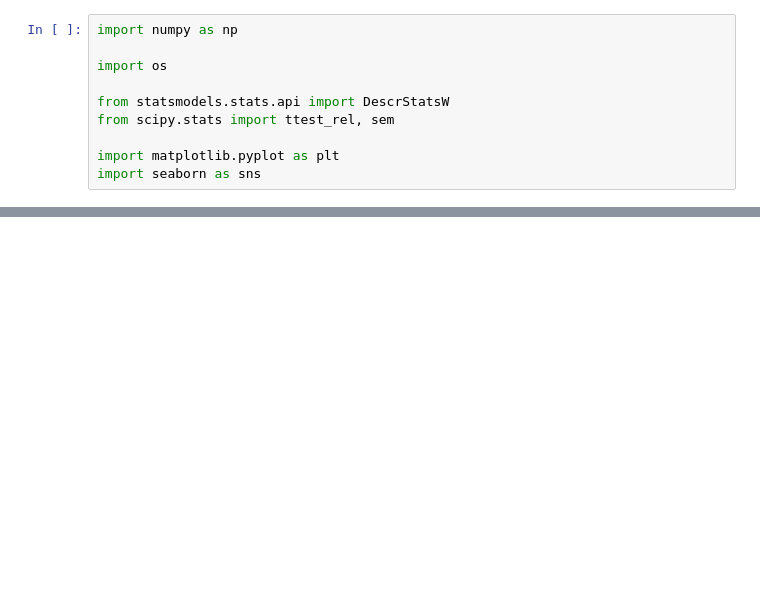
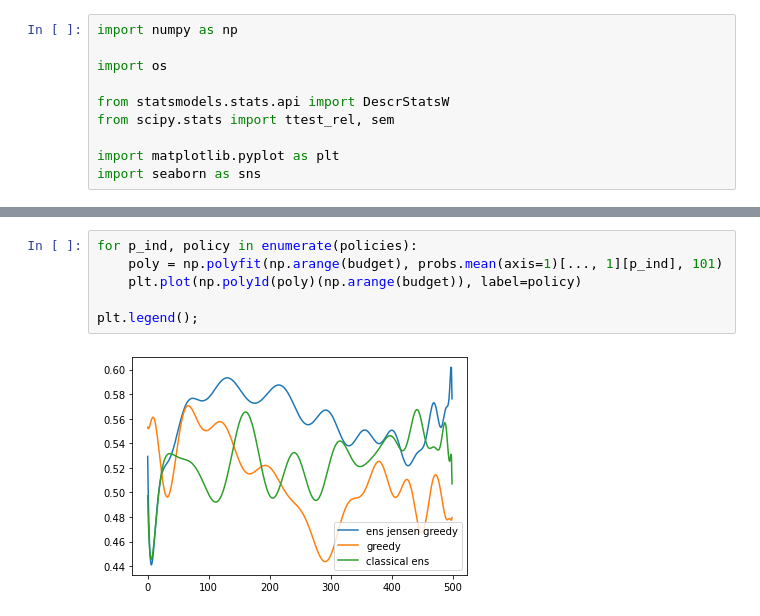
Before and after one commit to KrisNguyen135/diverse_as, a Jupyter notebook: notebooks/Performance/Queried probabilities.ipynb, the cells around one changed output, grey strips where cells are left out. Drawn from its saved outputs; the diff is of its cells as text; blank space fills up the shorter version.

```diff
--- a/notebooks/Performance/Queried probabilities.ipynb
+++ b/notebooks/Performance/Queried probabilities.ipynb
@@ -47,0 +52,8 @@ plt.legend();
+# %%
+for p_ind, policy in enumerate(policies):
+    poly = np.polyfit(np.arange(budget), probs.mean(axis=1)[..., 1][p_ind], 101)
+    plt.plot(np.poly1d(poly)(np.arange(budget)), label=policy)
+
+plt.legend();
+# %% [output]
+[figure, added]
```
Also changed, not shown: parts of 2 cells of this notebook, 5 other files.
